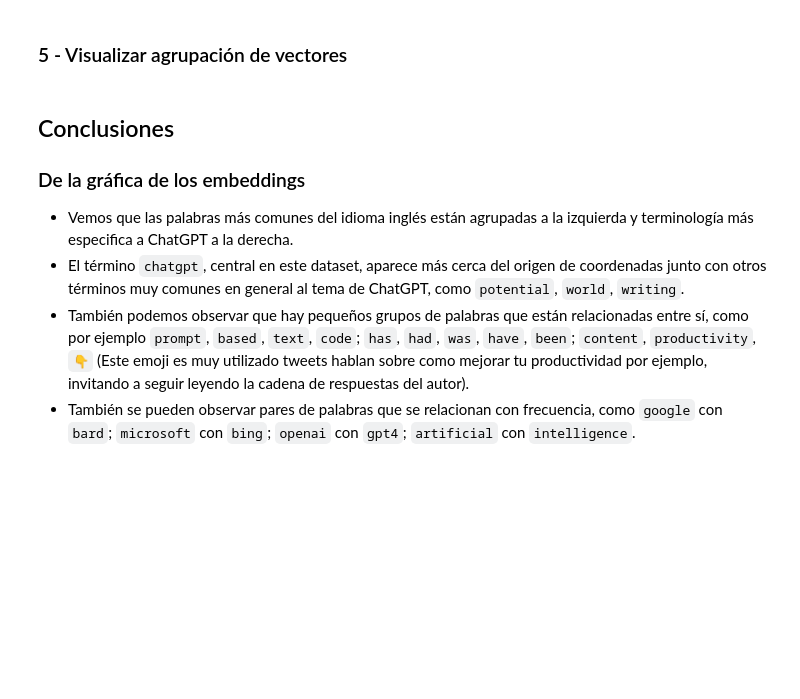
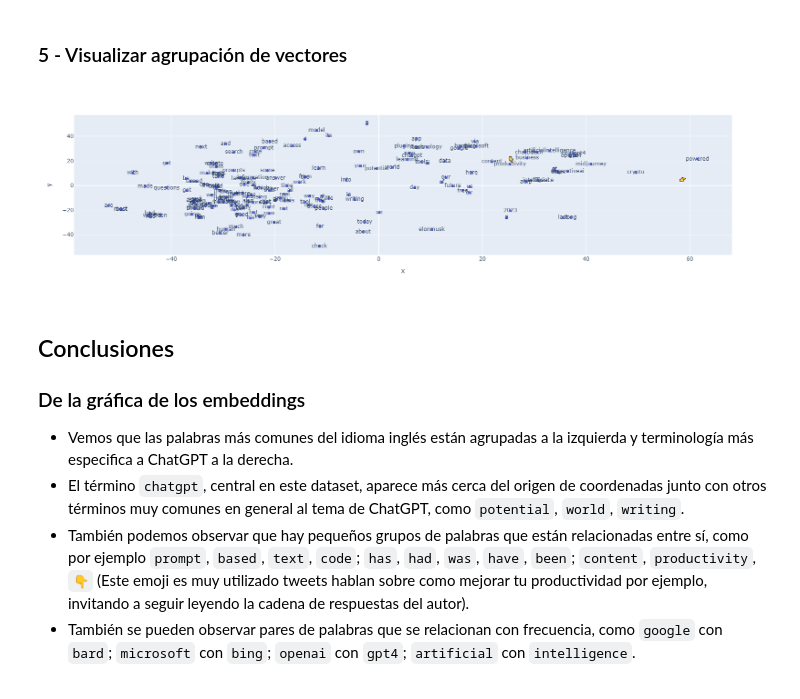
Before and after one commit to JonaC22/Desafios-NLP-CEIA, a Jupyter notebook: desafio-3/desafio-3.ipynb, the cells around one changed output. Saved outputs shown, nothing was run; the diff lists cells and outputs as text; code cells hidden in the pictures; blank space fills up the shorter version.

Commit message:
agrego plot

```diff
--- a/desafio-3/desafio-3.ipynb
+++ b/desafio-3/desafio-3.ipynb
@@ -273,6 +273,14 @@ x_vals, y_vals, labels = reduce_dimensions(w2v_model)
 MAX_WORDS=200
 fig = px.scatter(x=x_vals[:MAX_WORDS], y=y_vals[:MAX_WORDS], text=labels[:MAX_WORDS])
 fig.show()
+# %%
+# Agrego esto porque plotly no deja el grafico despues de ejecutar en el repositorio
+from IPython.display import Image
+
+# Mostrar plot.png
+Image(filename='plot.png')
+# %% [output]
+[figure, added]
 # %% [markdown]
 ## Conclusiones
 
```
Also changed, not shown: 1 other file.
